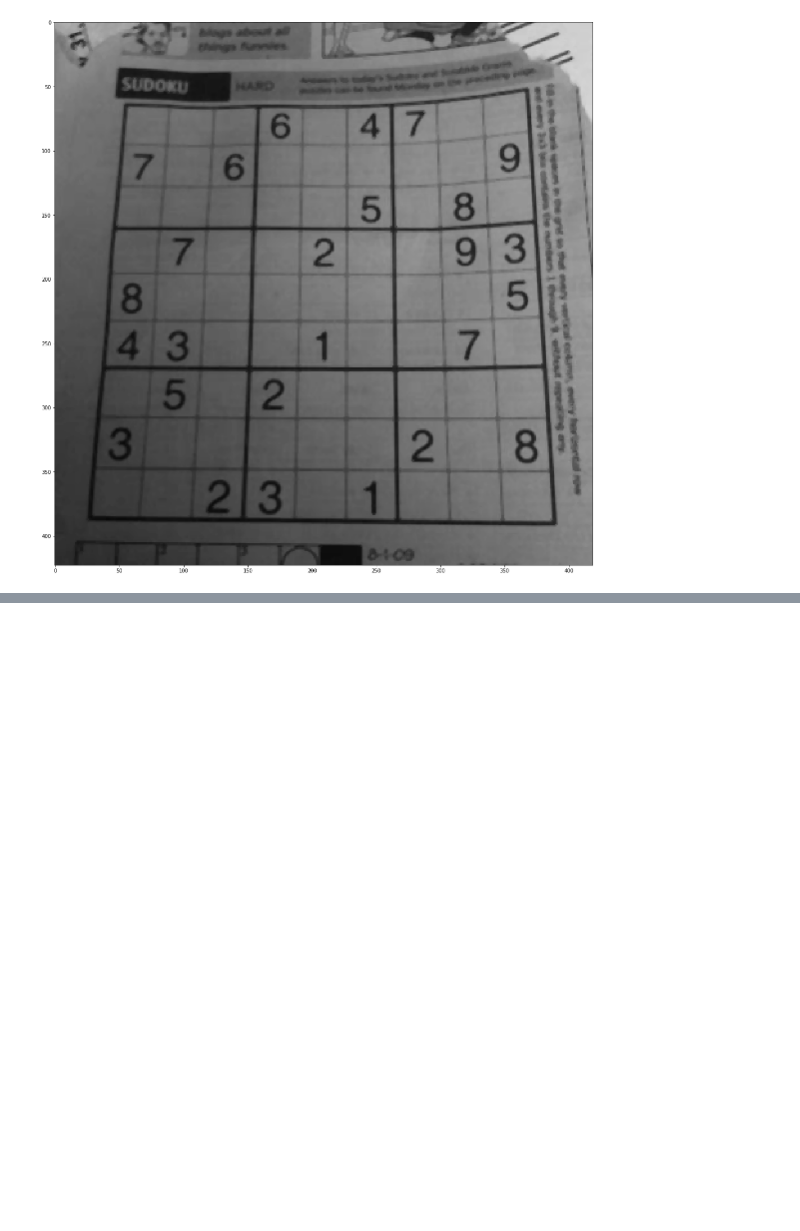
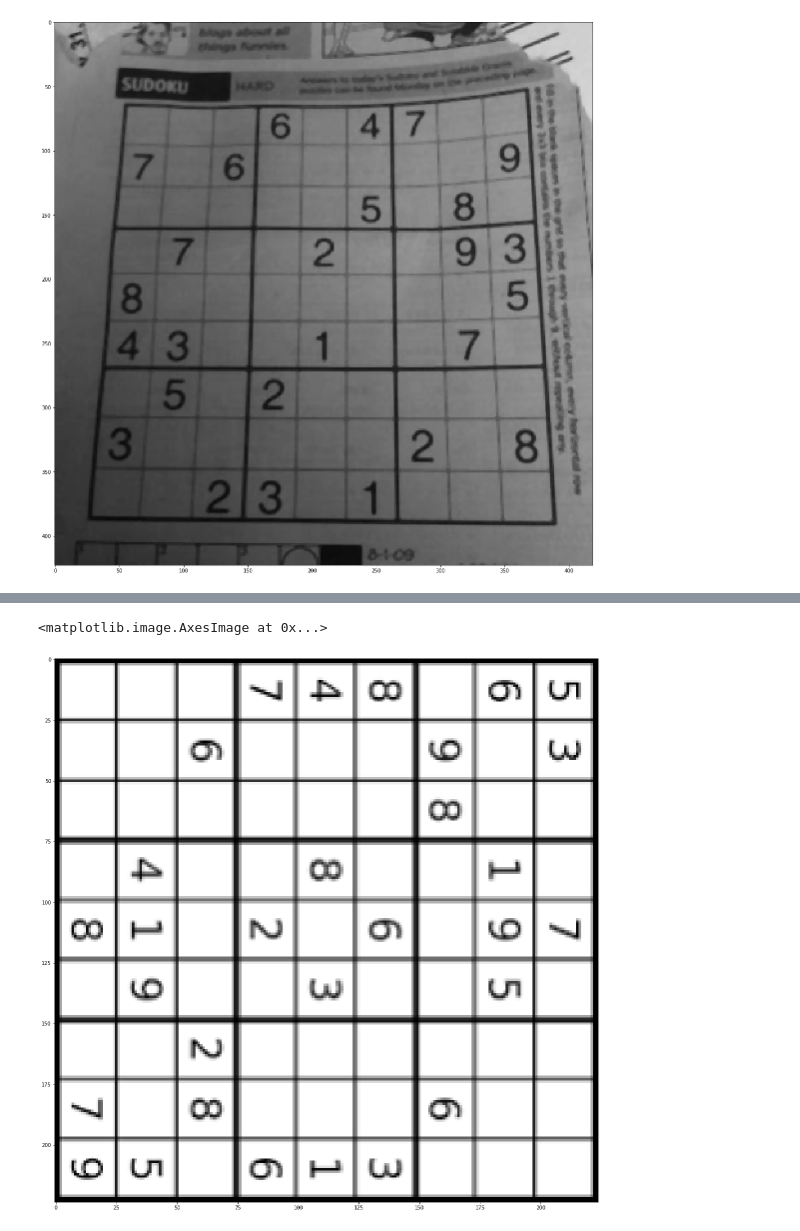
Before and after one commit to happy-unicorn/sudoku-solver, a Jupyter notebook: examples/sudoku_solver_ algorithm_ algorithm.ipynb, the cells around one changed output, grey strips where cells are left out. Saved outputs shown, nothing was run; the diff lists cells and outputs as text; code cells hidden in the pictures; blank space fills up the shorter version.

```diff
--- a/examples/sudoku_solver_ algorithm_ algorithm.ipynb
+++ b/examples/sudoku_solver_ algorithm_ algorithm.ipynb
@@ -44,0 +108,12 @@ plt.imshow(dil, cmap='gray', vmin=0, vmax=255)
+# %%
+for c in cnts:
+    peri = cv2.arcLength(c, True)
+    approx = cv2.approxPolyDP(c, 0.015 * peri, True)
+    transformed = perspective_transform(original, approx)
+    break
+
+plt.figure(figsize=(20, 20))
+plt.imshow(transformed, cmap='gray', vmin=0, vmax=255)
+# %% [output]
+<matplotlib.image.AxesImage at 0x...>
+[figure, added]
```
Also changed, not shown: parts of 27 cells of this notebook, 1 other file.
